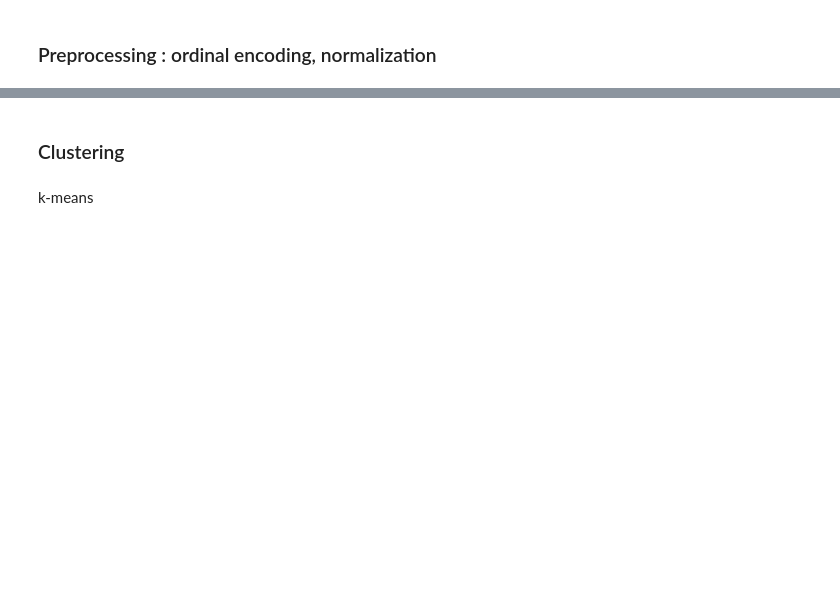
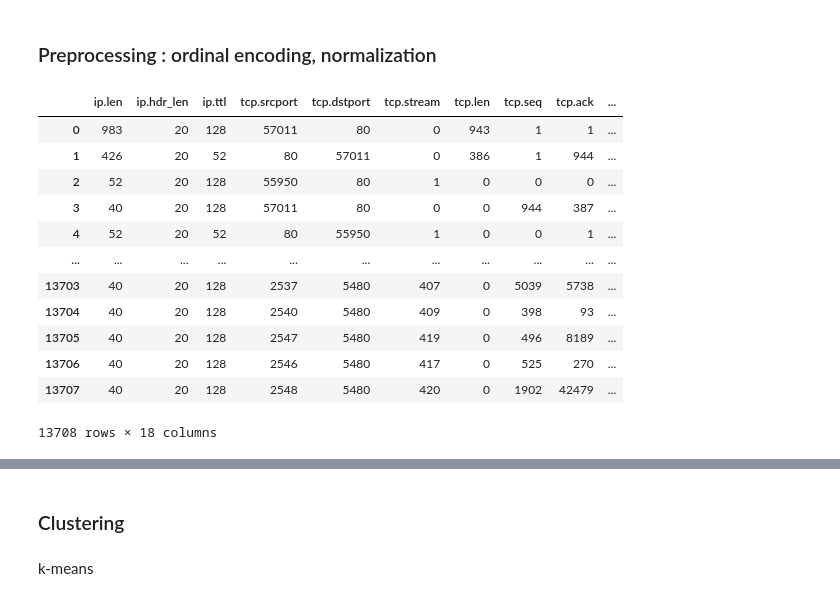
Before and after one commit to BenjaminDeporte/Cyber, a Jupyter notebook: code/unsupervised_learning.ipynb, the cells around one changed output, grey strips where cells are left out. Saved outputs shown, nothing was run; the diff lists cells and outputs as text; code cells hidden in the pictures; blank space fills up the shorter version.

```diff
--- a/code/unsupervised_learning.ipynb
+++ b/code/unsupervised_learning.ipynb
@@ -72,4 +55,6 @@ logger.info("-------- new run --------")
 # %%
-DFNAME = 'exemple'
+# which *.pcap
+
+DFNAME = 'smallFlows'
 
 PCAPFILE = '/home/benjamin/Folders_Python/Cyber/data/input_pcaps/' + DFNAME + '.pcap'
@@ -121,4 +176,6 @@ df_raw
 # %%
+# Saves the raw DataFrame
+
 DIRDATAFRAMES = '/home/benjamin/Folders_Python/Cyber/data/dataframes/'
 filename = DIRDATAFRAMES + 'df_raw_' + DFNAME + '.pkl'
 
@@ -126,7 +183,7 @@ if os.path.isfile(filename):
     df_raw = pd.read_pickle(filename)
     logger.info('read an existing dataframe for unsupervised learning')
 else:
-    df_raw = cbl.GetTCPDataframeFromFileCapture(filecapture=capture).dataframe
+    # df_raw = cbl.GetTCPDataframeFromFileCapture(filecapture=capture).dataframe
     df_raw.to_pickle(filename)
     logger.info('created and wrote a dataframe for unsupervised learning')
 # %%
@@ -136,20 +207,34 @@ df_raw
 # %%
 # ordinal encoding with Pandas
 
-columns_to_encode_as_ordinal = ['ETH_dst', 'ETH_src', 'IP_id', 'IP_flags', 'IP_src', 'IP_dst']
+columns_to_encode_as_ordinal = ['frame.number', 'eth.src', 'eth.dst', 'ip.src_host', 'ip.dst_host', 'tcp.flags']
 
 df_ord = pd.DataFrame()
 for c in columns_to_encode_as_ordinal:
     codes, _ = pd.factorize(df_raw[c])
     df_sup = pd.DataFrame(data={ c : list(codes) })
     df_ord = pd.concat([df_ord, df_sup], axis=1)
 
 df = df_raw.drop(columns=columns_to_encode_as_ordinal)
 df.reset_index(drop=True)
 
 df = pd.concat([df, df_ord], axis=1)
 
-columns_to_drop = ['TIMESTAMP_ts']
-df.drop(columns=columns_to_drop, inplace=True)
+# columns_to_drop = ['TIMESTAMP_ts']
+# df.drop(columns=columns_to_drop, inplace=True)
 
 df
+# %% [output]
+|  | ip.len | ip.hdr_len | ip.ttl | tcp.srcport | tcp.dstport | tcp.stream | tcp.len | tcp.seq | tcp.ack | ... |
+| 0 | 983 | 20 | 128 | 57011 | 80 | 0 | 943 | 1 | 1 | ... |
+| 1 | 426 | 20 | 52 | 80 | 57011 | 0 | 386 | 1 | 944 | ... |
+| 2 | 52 | 20 | 128 | 55950 | 80 | 1 | 0 | 0 | 0 | ... |
+| 3 | 40 | 20 | 128 | 57011 | 80 | 0 | 0 | 944 | 387 | ... |
+| 4 | 52 | 20 | 52 | 80 | 55950 | 1 | 0 | 0 | 1 | ... |
+| ... | ... | ... | ... | ... | ... | ... | ... | ... | ... | ... |
+| 13703 | 40 | 20 | 128 | 2537 | 5480 | 407 | 0 | 5039 | 5738 | ... |
+| 13704 | 40 | 20 | 128 | 2540 | 5480 | 409 | 0 | 398 | 93 | ... |
+| 13705 | 40 | 20 | 128 | 2547 | 5480 | 419 | 0 | 496 | 8189 | ... |
+| 13706 | 40 | 20 | 128 | 2546 | 5480 | 417 | 0 | 525 | 270 | ... |
+| 13707 | 40 | 20 | 128 | 2548 | 5480 | 420 | 0 | 1902 | 42479 | ... |
+13708 rows × 18 columns
```
Also changed, not shown: parts of 34 cells of this notebook, 2 other files.
